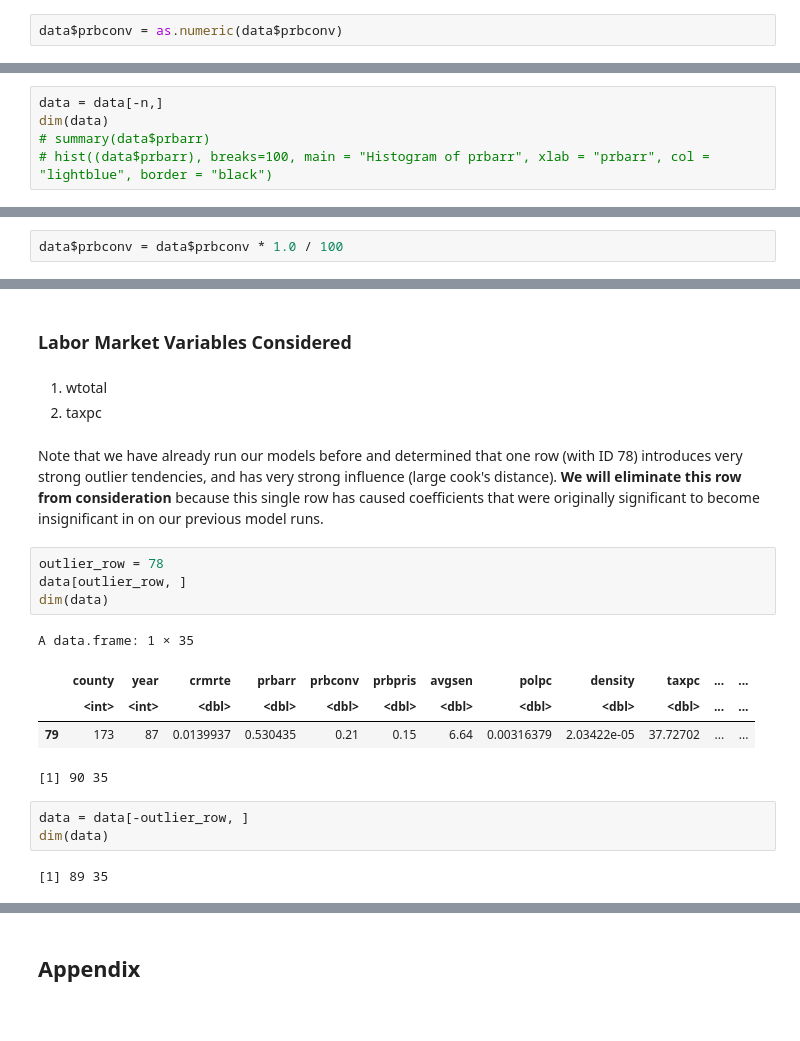
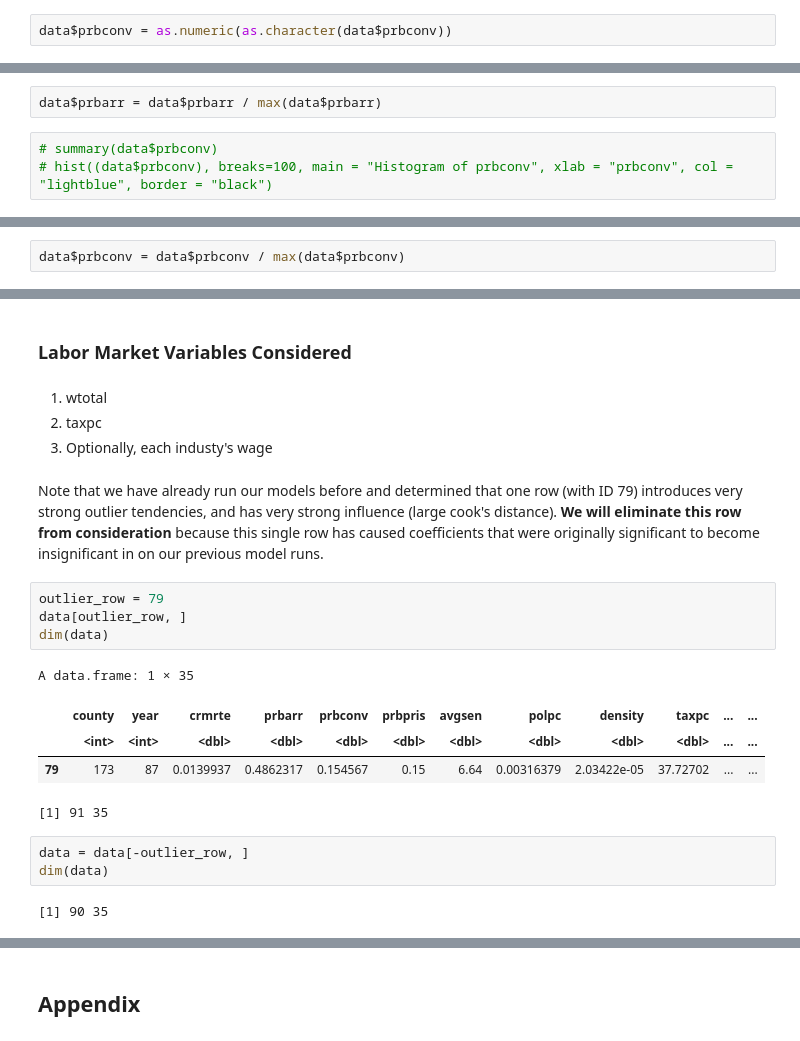
Before and after one commit to abhisha1991/w203_lab3, a Jupyter notebook: w203_lab3.ipynb, the cells around one changed output, grey strips where cells are left out. Saved outputs shown, nothing was run; the diff lists cells and outputs as text.

```diff
--- a/w203_lab3.ipynb
+++ b/w203_lab3.ipynb
@@ -88,2 +191,2 @@ sapply(data, class)
 # %%
-data$prbconv = as.numeric(data$prbconv)
+data$prbconv = as.numeric(as.character(data$prbconv))
@@ -381,5 +350,5 @@ A data.frame: 1 × 33
+# %%
+data$prbarr = data$prbarr / max(data$prbarr)
 # %%
-data = data[-n,]
-dim(data)
-# summary(data$prbarr)
-# hist((data$prbarr), breaks=100, main = "Histogram of prbarr", xlab = "prbarr", col = "lightblue", border = "black")
+# summary(data$prbconv)
+# hist((data$prbconv), breaks=100, main = "Histogram of prbconv", xlab = "prbconv", col = "lightblue", border = "black")
@@ -399,2 +357,2 @@ Hence to remedy the issue, we will divide this column by 100 to get the equivale
 # %%
-data$prbconv = data$prbconv * 1.0 / 100
+data$prbconv = data$prbconv / max(data$prbconv)
@@ -626,20 +474,21 @@ All variables listed in the criminal justice category are considered without tra
 # %% [markdown]
 1. wtotal
 2. taxpc
+3. Optionally, each industy's wage
 # %% [markdown]
-Note that we have already run our models before and determined that one row (with ID 78) introduces very strong outlier tendencies, and has very strong influence (large cook's distance). **We will eliminate this row from consideration** because this single row has caused coefficients that were originally significant to become insignificant in on our previous model runs.
+Note that we have already run our models before and determined that one row (with ID 79) introduces very strong outlier tendencies, and has very strong influence (large cook's distance). **We will eliminate this row from consideration** because this single row has caused coefficients that were originally significant to become insignificant in on our previous model runs.
 # %%
-outlier_row = 78
+outlier_row = 79
 data[outlier_row, ]
 dim(data)
 # %% [output]
 A data.frame: 1 × 35
 |  | county | year | crmrte | prbarr | prbconv | prbpris | avgsen | polpc | density | taxpc | ... | ... |
 |  | <int> | <int> | <dbl> | <dbl> | <dbl> | <dbl> | <dbl> | <dbl> | <dbl> | <dbl> | ... | ... |
-| 79 | 173 | 87 | 0.0139937 | 0.530435 | 0.21 | 0.15 | 6.64 | 0.00316379 | 2.03422e-05 | 37.72702 | ... | ... |
+| 79 | 173 | 87 | 0.0139937 | 0.4862317 | 0.154567 | 0.15 | 6.64 | 0.00316379 | 2.03422e-05 | 37.72702 | ... | ... |
-[1] 90 35
+[1] 91 35
 # %%
 data = data[-outlier_row, ]
 dim(data)
 # %% [output]
-[1] 89 35
+[1] 90 35
```
Also changed, not shown: parts of 94 cells of this notebook, 1 other file.
